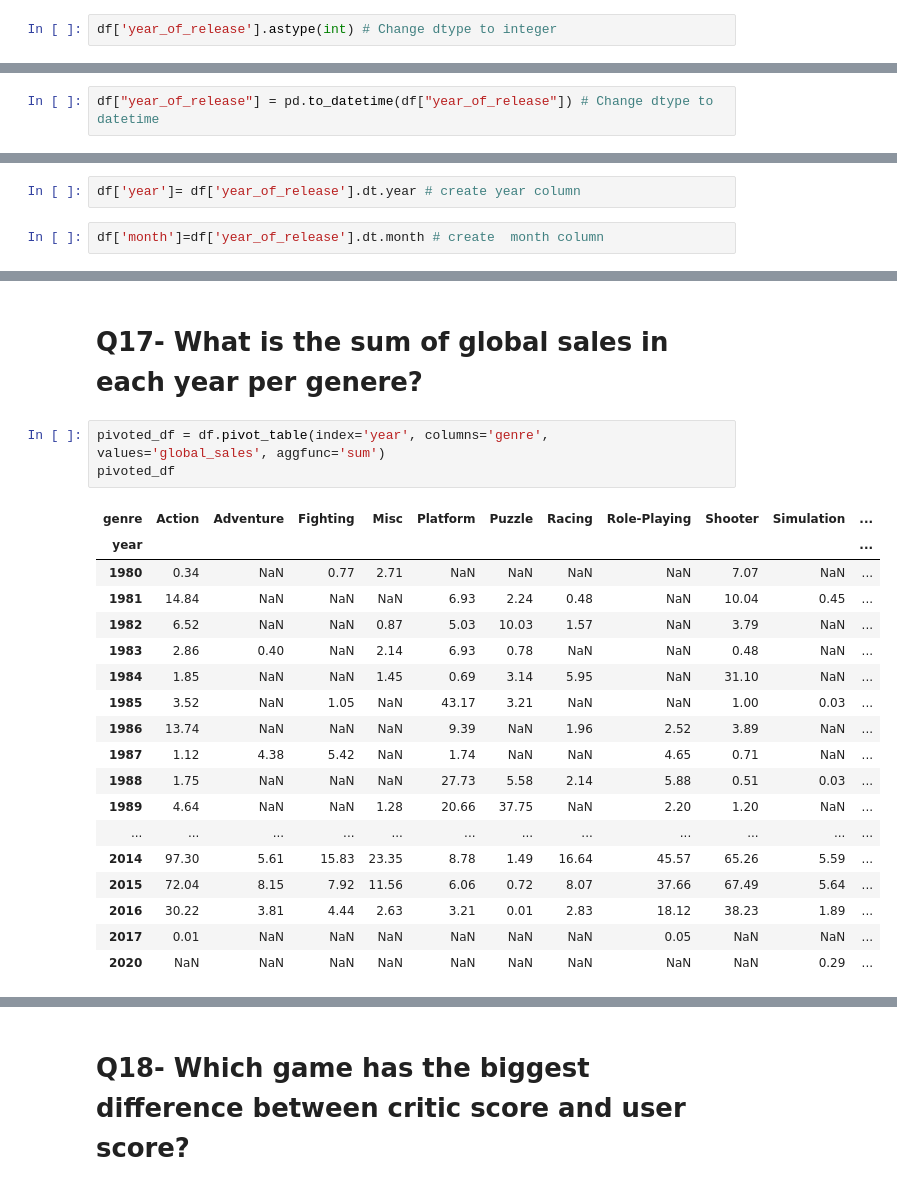
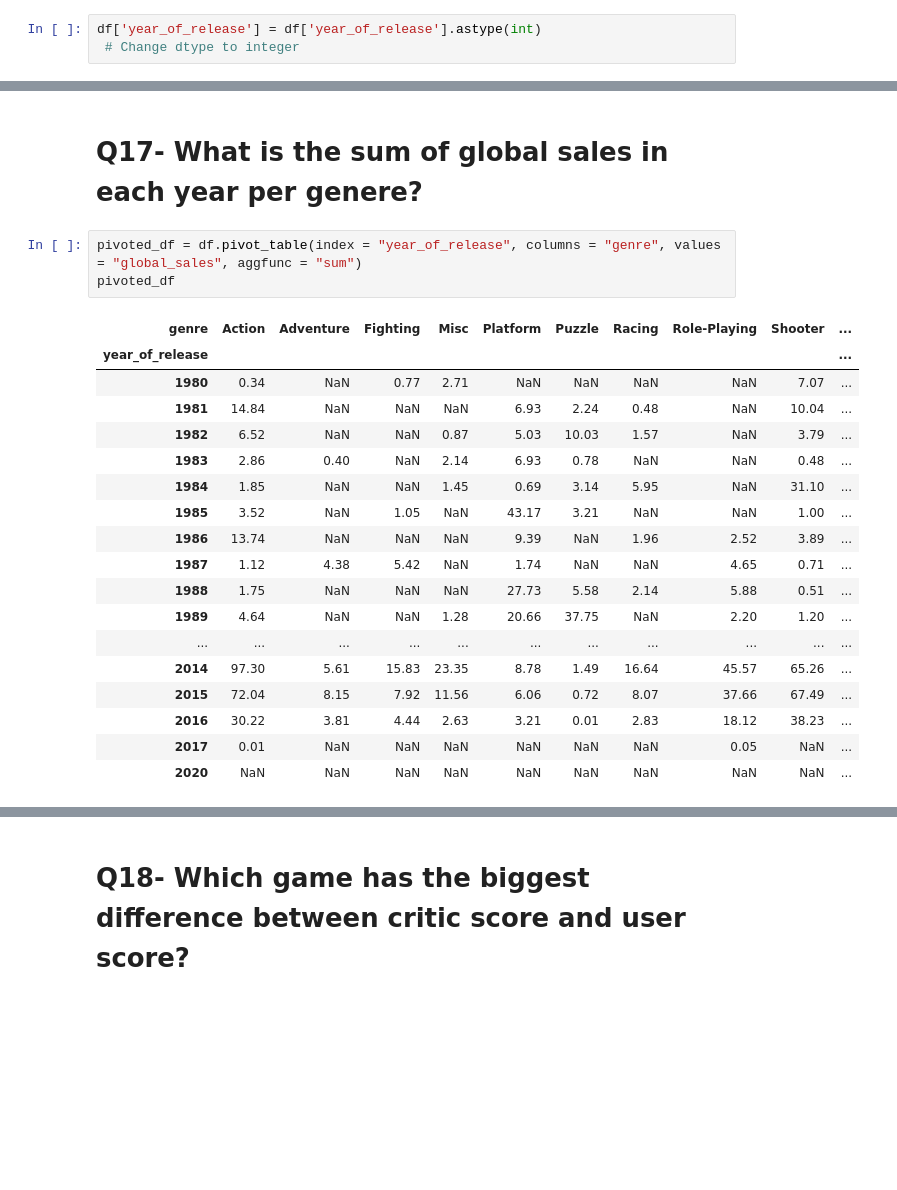
Before and after one commit to Youssef-FahmyEG/Video-Games, a Jupyter notebook: Project_V2.ipynb, the cells around one changed output, grey strips where cells are left out. Cells and saved outputs as stored; diff of their text form; blank space fills up the shorter version.

```diff
--- a/Project_V2.ipynb
+++ b/Project_V2.ipynb
@@ -114,4 +114,5 @@ dtype: int64
 # %%
 df.dropna(subset = ['year_of_release'] , inplace = True) # Drop nulls in year of release column
 # %%
-df['year_of_release'].astype(int) # Change dtype to integer
+df['year_of_release'] = df['year_of_release'].astype(int)
+ # Change dtype to integer
@@ -209,6 +180,4 @@ dtypes: float64(8), int64(1), object(4)
 memory usage: 1.8+ MB
-# %%
-df["year_of_release"] = pd.to_datetime(df["year_of_release"]) # Change dtype to datetime
 # %%
 sales_yearly = df.groupby("year_of_release")["global_sales"].sum()
 plt.plot(sales_yearly.index, sales_yearly.values, color = "black" , marker = "o", markerfacecolor = "red")
@@ -248,7 +190,3 @@ df.duplicated().sum() # Check for duplicates
-# %%
-df['year']= df['year_of_release'].dt.year # create year column
-# %%
-df['month']=df['year_of_release'].dt.month # create  month column
 # %% [markdown]
 ## Statistical Summary
 # %%
@@ -449,27 +386,27 @@ print(percentage,"%")
 # %% [markdown]
 # Q17- What is the sum of global sales in each year per genere?
 # %%
-pivoted_df = df.pivot_table(index='year', columns='genre', values='global_sales', aggfunc='sum')
+pivoted_df = df.pivot_table(index = "year_of_release", columns = "genre", values = "global_sales", aggfunc = "sum")
 pivoted_df
 # %% [output]
-| genre | Action | Adventure | Fighting | Misc | Platform | Puzzle | Racing | Role-Playing | Shooter | Simulation | ... |
-| year |  |  |  |  |  |  |  |  |  |  | ... |
-| 1980 | 0.34 | NaN | 0.77 | 2.71 | NaN | NaN | NaN | NaN | 7.07 | NaN | ... |
-| 1981 | 14.84 | NaN | NaN | NaN | 6.93 | 2.24 | 0.48 | NaN | 10.04 | 0.45 | ... |
-| 1982 | 6.52 | NaN | NaN | 0.87 | 5.03 | 10.03 | 1.57 | NaN | 3.79 | NaN | ... |
-| 1983 | 2.86 | 0.40 | NaN | 2.14 | 6.93 | 0.78 | NaN | NaN | 0.48 | NaN | ... |
-| 1984 | 1.85 | NaN | NaN | 1.45 | 0.69 | 3.14 | 5.95 | NaN | 31.10 | NaN | ... |
-| 1985 | 3.52 | NaN | 1.05 | NaN | 43.17 | 3.21 | NaN | NaN | 1.00 | 0.03 | ... |
-| 1986 | 13.74 | NaN | NaN | NaN | 9.39 | NaN | 1.96 | 2.52 | 3.89 | NaN | ... |
-| 1987 | 1.12 | 4.38 | 5.42 | NaN | 1.74 | NaN | NaN | 4.65 | 0.71 | NaN | ... |
-| 1988 | 1.75 | NaN | NaN | NaN | 27.73 | 5.58 | 2.14 | 5.88 | 0.51 | 0.03 | ... |
-| 1989 | 4.64 | NaN | NaN | 1.28 | 20.66 | 37.75 | NaN | 2.20 | 1.20 | NaN | ... |
-| ... | ... | ... | ... | ... | ... | ... | ... | ... | ... | ... | ... |
-| 2014 | 97.30 | 5.61 | 15.83 | 23.35 | 8.78 | 1.49 | 16.64 | 45.57 | 65.26 | 5.59 | ... |
-| 2015 | 72.04 | 8.15 | 7.92 | 11.56 | 6.06 | 0.72 | 8.07 | 37.66 | 67.49 | 5.64 | ... |
-| 2016 | 30.22 | 3.81 | 4.44 | 2.63 | 3.21 | 0.01 | 2.83 | 18.12 | 38.23 | 1.89 | ... |
-| 2017 | 0.01 | NaN | NaN | NaN | NaN | NaN | NaN | 0.05 | NaN | NaN | ... |
-| 2020 | NaN | NaN | NaN | NaN | NaN | NaN | NaN | NaN | NaN | 0.29 | ... |
+| genre | Action | Adventure | Fighting | Misc | Platform | Puzzle | Racing | Role-Playing | Shooter | ... |
+| year_of_release |  |  |  |  |  |  |  |  |  | ... |
+| 1980 | 0.34 | NaN | 0.77 | 2.71 | NaN | NaN | NaN | NaN | 7.07 | ... |
+| 1981 | 14.84 | NaN | NaN | NaN | 6.93 | 2.24 | 0.48 | NaN | 10.04 | ... |
+| 1982 | 6.52 | NaN | NaN | 0.87 | 5.03 | 10.03 | 1.57 | NaN | 3.79 | ... |
+| 1983 | 2.86 | 0.40 | NaN | 2.14 | 6.93 | 0.78 | NaN | NaN | 0.48 | ... |
+| 1984 | 1.85 | NaN | NaN | 1.45 | 0.69 | 3.14 | 5.95 | NaN | 31.10 | ... |
+| 1985 | 3.52 | NaN | 1.05 | NaN | 43.17 | 3.21 | NaN | NaN | 1.00 | ... |
+| 1986 | 13.74 | NaN | NaN | NaN | 9.39 | NaN | 1.96 | 2.52 | 3.89 | ... |
+| 1987 | 1.12 | 4.38 | 5.42 | NaN | 1.74 | NaN | NaN | 4.65 | 0.71 | ... |
+| 1988 | 1.75 | NaN | NaN | NaN | 27.73 | 5.58 | 2.14 | 5.88 | 0.51 | ... |
+| 1989 | 4.64 | NaN | NaN | 1.28 | 20.66 | 37.75 | NaN | 2.20 | 1.20 | ... |
+| ... | ... | ... | ... | ... | ... | ... | ... | ... | ... | ... |
+| 2014 | 97.30 | 5.61 | 15.83 | 23.35 | 8.78 | 1.49 | 16.64 | 45.57 | 65.26 | ... |
+| 2015 | 72.04 | 8.15 | 7.92 | 11.56 | 6.06 | 0.72 | 8.07 | 37.66 | 67.49 | ... |
+| 2016 | 30.22 | 3.81 | 4.44 | 2.63 | 3.21 | 0.01 | 2.83 | 18.12 | 38.23 | ... |
+| 2017 | 0.01 | NaN | NaN | NaN | NaN | NaN | NaN | 0.05 | NaN | ... |
+| 2020 | NaN | NaN | NaN | NaN | NaN | NaN | NaN | NaN | NaN | ... |
 # %%
 pivoted_df.plot(kind='bar', stacked=True, figsize=(10, 6))
 # %% [output]
```
Also changed, not shown: parts of 24 cells of this notebook.
